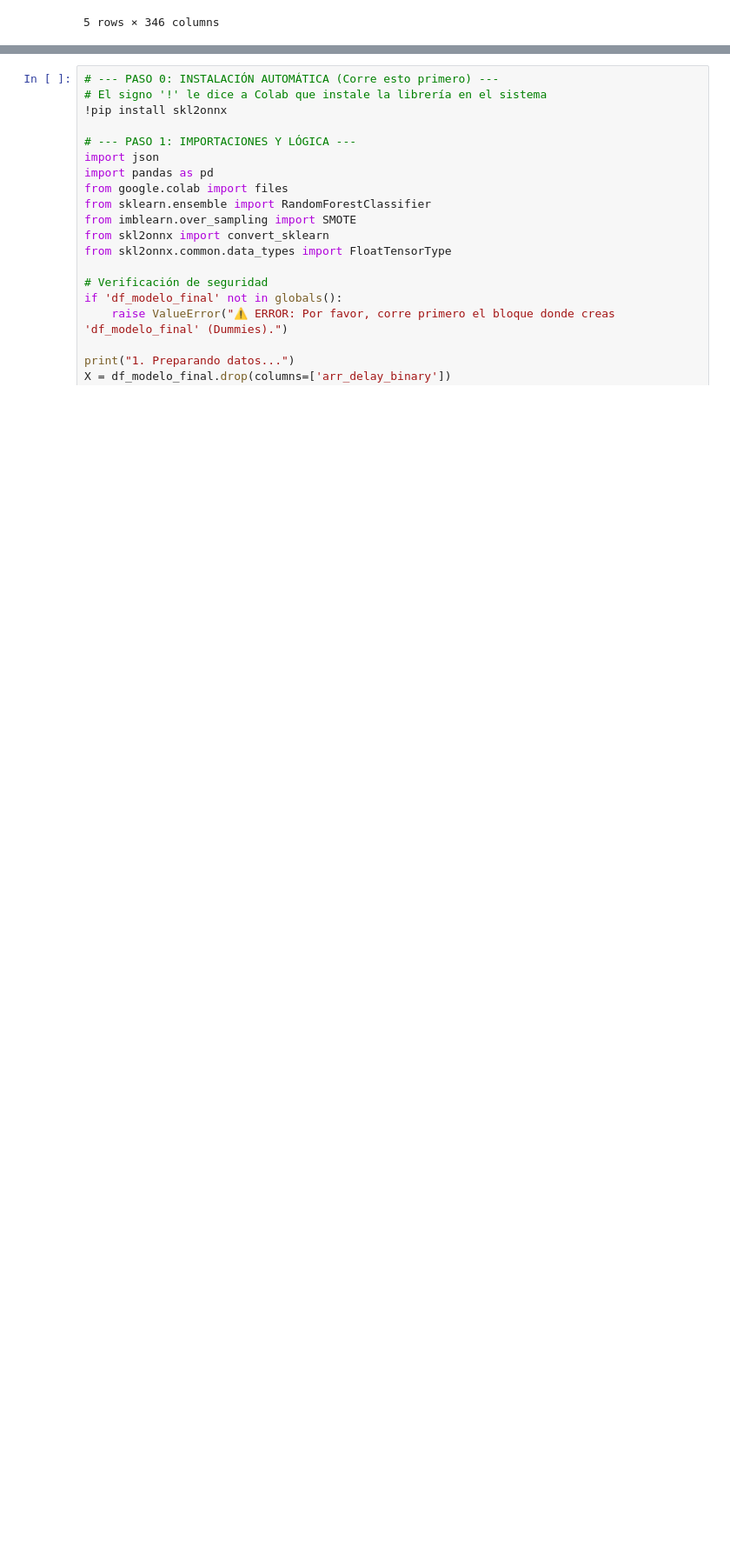
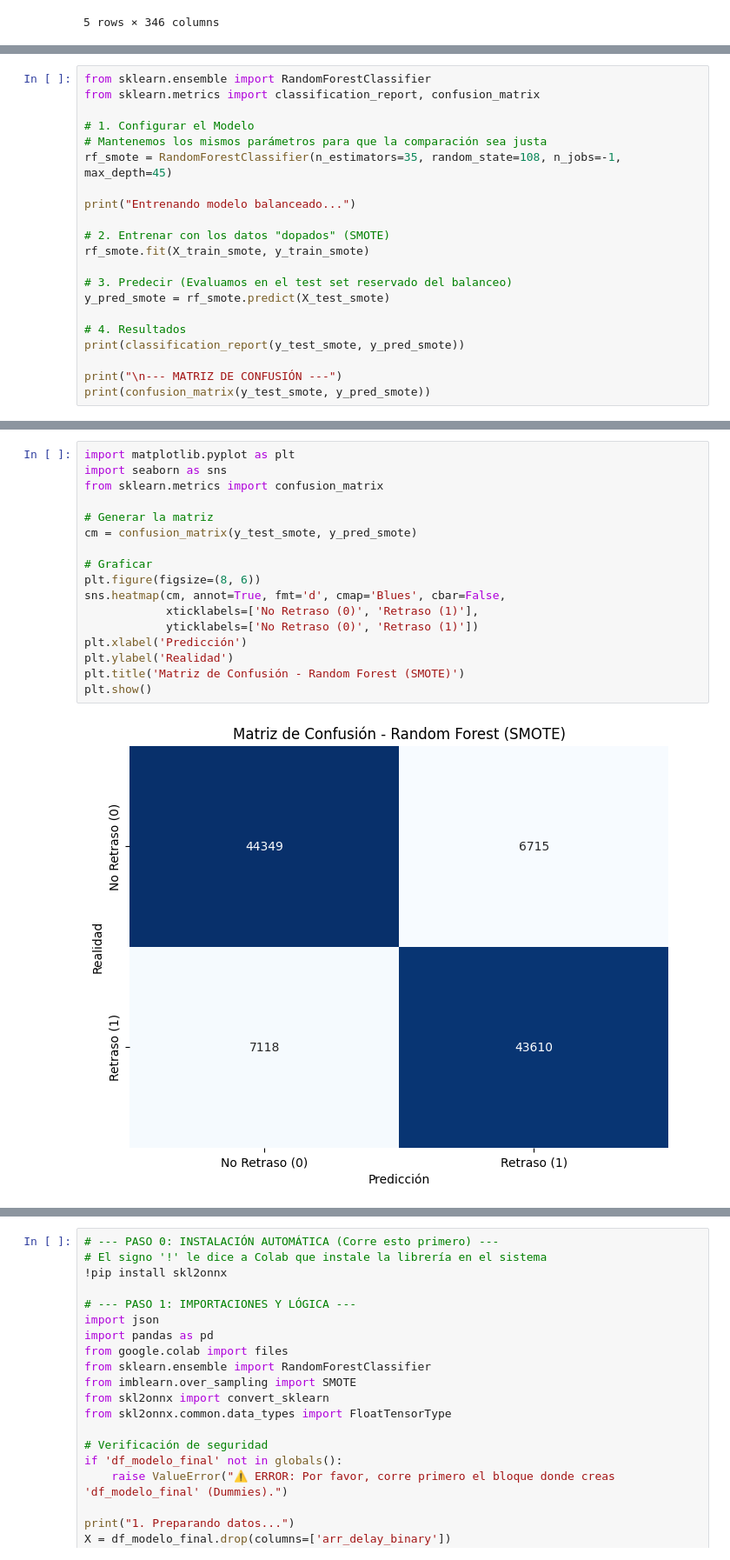
Before and after one commit to JAG-91/Flights-on-time, a Jupyter notebook: df_vuelos_con_clima_ok.ipynb, the cells around one changed output, grey strips where cells are left out. Shown at 87% size. Drawn from its saved outputs; the diff is of its cells as text; blank space fills up the shorter version.

Commit message:
se mejora modelo rf

```diff
--- a/df_vuelos_con_clima_ok.ipynb
+++ b/df_vuelos_con_clima_ok.ipynb
@@ -532,3 +532,24 @@ Aplicando SMOTE... (Paciencia, procesando)
 Conteo Balanceado (SMOTE): {0: 254480, 1: 254480}
 
 ¡Todo listo! Tienes tus variables '_smote' preparadas.
+# %%
+from sklearn.ensemble import RandomForestClassifier
+from sklearn.metrics import classification_report, confusion_matrix
+
+# 1. Configurar el Modelo
+# Mantenemos los mismos parámetros para que la comparación sea justa
+rf_smote = RandomForestClassifier(n_estimators=35, random_state=108, n_jobs=-1, max_depth=45)
+
+print("Entrenando modelo balanceado...")
+
+# 2. Entrenar con los datos "dopados" (SMOTE)
+rf_smote.fit(X_train_smote, y_train_smote)
+
+# 3. Predecir (Evaluamos en el test set reservado del balanceo)
+y_pred_smote = rf_smote.predict(X_test_smote)
+
+# 4. Resultados
+print(classification_report(y_test_smote, y_pred_smote))
+
+print("\n--- MATRIZ DE CONFUSIÓN ---")
+print(confusion_matrix(y_test_smote, y_pred_smote))
@@ -534,0 +571,19 @@ Conteo Balanceado (SMOTE): {0: 254480, 1: 254480}
+# %%
+import matplotlib.pyplot as plt
+import seaborn as sns
+from sklearn.metrics import confusion_matrix
+
+# Generar la matriz
+cm = confusion_matrix(y_test_smote, y_pred_smote)
+
+# Graficar
+plt.figure(figsize=(8, 6))
+sns.heatmap(cm, annot=True, fmt='d', cmap='Blues', cbar=False,
+            xticklabels=['No Retraso (0)', 'Retraso (1)'],
+            yticklabels=['No Retraso (0)', 'Retraso (1)'])
+plt.xlabel('Predicción')
+plt.ylabel('Realidad')
+plt.title('Matriz de Confusión - Random Forest (SMOTE)')
+plt.show()
+# %% [output]
+[figure, added]
```
Also changed, not shown: parts of 8 cells of this notebook.
